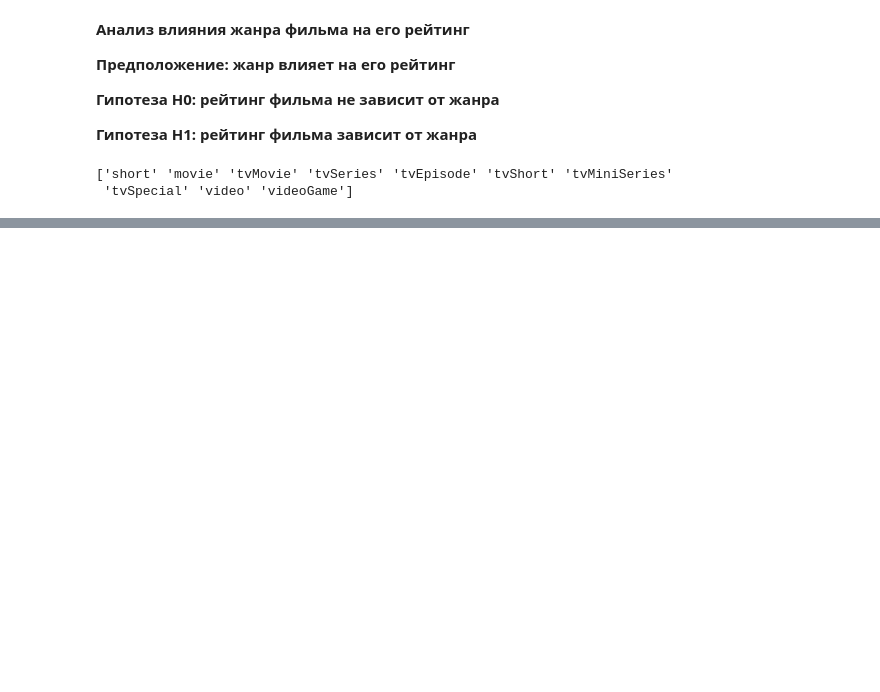
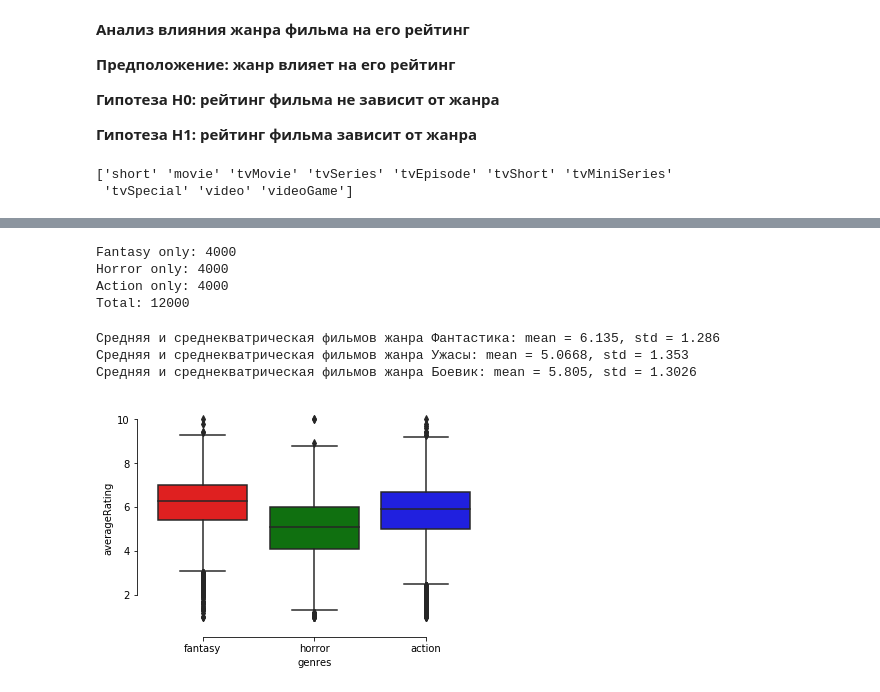
Before and after one commit to rajulun/Teorver_i_matstat, a Jupyter notebook: Teorver_i_matstat_project.ipynb, the cells around one changed output, grey strips where cells are left out. Cells and saved outputs as stored; diff of their text form; code cells hidden in the pictures; blank space fills up the shorter version.

```diff
--- a/Teorver_i_matstat_project.ipynb
+++ b/Teorver_i_matstat_project.ipynb
@@ -56,3 +86,14 @@ movies.head()
+# %%
+columns = ['tconst', 'primaryTitle', 'genres']
+
+fantasy_genres = get_target_genres(data=genres, target=('fantasy'))
+fantasy_movies = movies[movies.genres.isin(fantasy_genres)].loc[:, columns].reset_index(drop=True)
+
+horror_genres = get_target_genres(data=genres, target=('horror'))
+horror_movies = movies[movies.genres.isin(horror_genres)].loc[:, columns].reset_index(drop=True)
+
+action_genres = get_target_genres(data=genres, target=('action'))
+action_movies = movies[movies.genres.isin(action_genres)].loc[:, columns].reset_index(drop=True)
 # %%
 movies_ratings = movies.loc[:, columns].merge(ratings)
 movies_ratings.head()
@@ -60,0 +113,11 @@ NameError: name 'columns' is not defined
+# %%
+columns = ['tconst', 'primaryTitle', 'averageRating', 'genres', 'numVotes']
+
+fantasy_genres = get_target_genres(data=genres, target=('fantasy'))
+fantasy_movies = movies_ratings[movies_ratings.genres.isin(fantasy_genres)].loc[:, columns].reset_index(drop=True)
+
+horror_genres = get_target_genres(data=genres, target=('horror'))
+horror_movies = movies_ratings[movies_ratings.genres.isin(horror_genres)].loc[:, columns].reset_index(drop=True)
+
+action_genres = get_target_genres(data=genres, target=('action'))
+action_movies = movies_ratings[movies_ratings.genres.isin(action_genres)].loc[:, columns].reset_index(drop=True)
@@ -60,0 +130,13 @@ NameError: name 'columns' is not defined
+# %%
+fantasy = tuple(set(fantasy_movies.tconst) - set(horror_movies.tconst) - set(action_movies.tconst))
+horror = tuple(set(horror_movies.tconst) - set(fantasy_movies.tconst) - set(action_movies.tconst))
+action = tuple(set(action_movies.tconst) - set(fantasy_movies.tconst) - set(horror_movies.tconst))
+# %%
+fantasy_only = fantasy_movies[fantasy_movies.tconst.isin(fantasy)].reset_index(drop=True)
+fantasy_only['genres'] = 'fantasy'
+
+horror_only = horror_movies[horror_movies.tconst.isin(horror)].reset_index(drop=True)
+horror_only['genres'] = 'horror'
+
+action_only = action_movies[action_movies.tconst.isin(action)].reset_index(drop=True)
+action_only['genres'] = 'action'
@@ -60,0 +155,43 @@ NameError: name 'columns' is not defined
+# %%
+n_sample = 4000
+
+y1 = fantasy_only.sample(n=n_sample, random_state=42).averageRating.values
+y2 = horror_only.sample(n=n_sample, random_state=42).averageRating.values
+y3 = action_only.sample(n=n_sample, random_state=42).averageRating.values
+
+n1 = len(y1)
+n2 = len(y2)
+n3 = len(y3)
+
+n = n1 + n2 + n3
+k = 3
+
+print(f'Fantasy only: {n1}\nHorror only: {n2}\nAction only: {n3}\nTotal: {n}')
+# %% [output]
+Fantasy only: 4000
+Horror only: 4000
+Action only: 4000
+Total: 12000
+# %%
+y1_mean = np.mean(y1)
+y2_mean = np.mean(y2)
+y3_mean = np.mean(y3)
+
+y1_s2 = np.var(y1, ddof=1)
+y2_s2 = np.var(y2, ddof=1)
+y3_s2 = np.var(y3, ddof=1)
+
+print(f'Средняя и среднекватрическая фильмов жанра Фантастика: mean = {np.round(y1_mean, 4)}, std = {np.round(y1_s2**0.5, 4)}')
+print(f'Средняя и среднекватрическая фильмов жанра Ужасы: mean = {np.round(y2_mean, 4)}, std = {np.round(y2_s2**0.5, 4)}')
+print(f'Средняя и среднекватрическая фильмов жанра Боевик: mean = {np.round(y3_mean, 4)}, std = {np.round(y3_s2**0.5, 4)}')
+# %% [output]
+Средняя и среднекватрическая фильмов жанра Фантастика: mean = 6.135, std = 1.286
+Средняя и среднекватрическая фильмов жанра Ужасы: mean = 5.0668, std = 1.353
+Средняя и среднекватрическая фильмов жанра Боевик: mean = 5.805, std = 1.3026
+# %%
+movies_only = pd.concat([fantasy_only, horror_only, action_only]).reset_index(drop=True)
+
+sns.boxplot(x="genres", y="averageRating", palette=["r", "g", "b"], data=movies_only)
+sns.despine(offset=10, trim=True)
+# %% [output]
+[figure, added]
```
Also changed, not shown: parts of 19 cells of this notebook.
